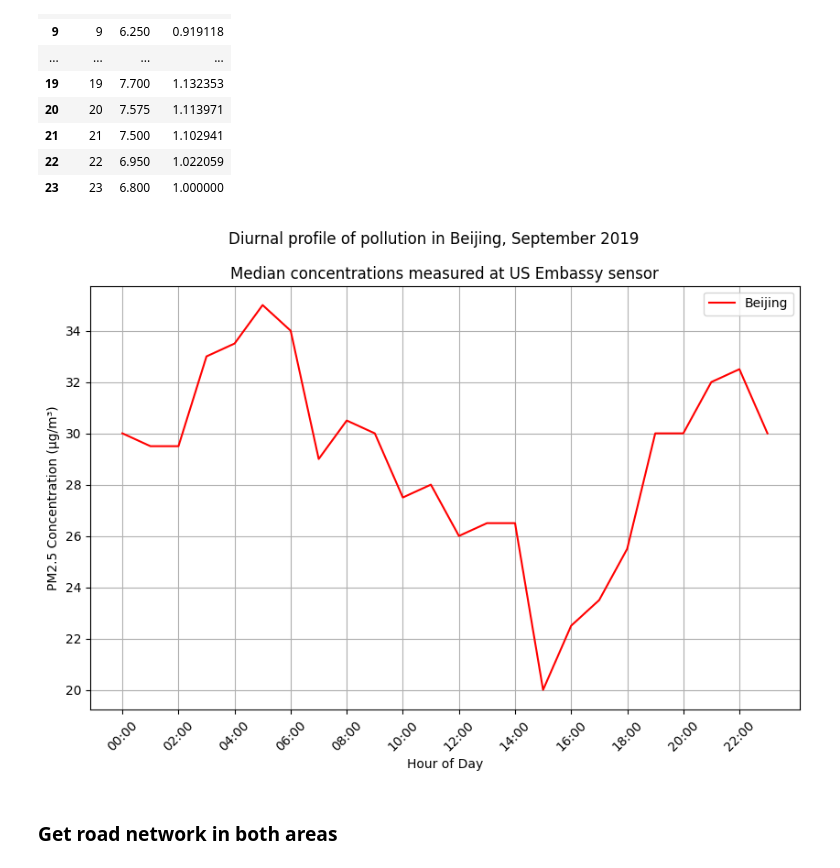
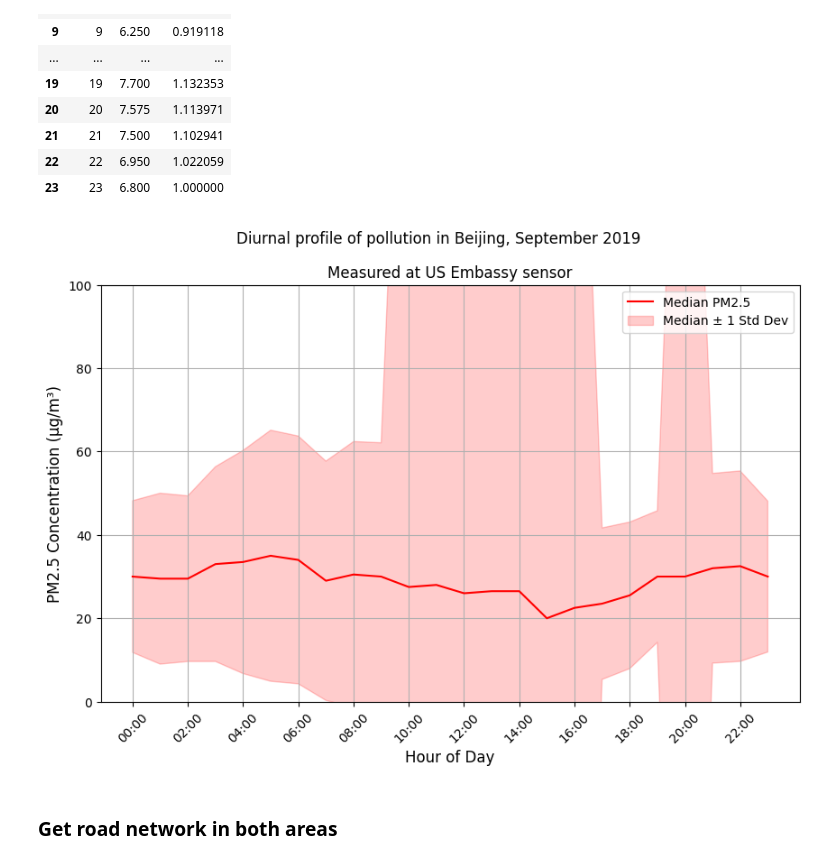
Before and after one commit to enussl/Air-Quality-Gaussian-Process, a Jupyter notebook: Current Code/Beijing_Data_Simulation.ipynb, the cells around one changed output. Drawn from its saved outputs; the diff is of its cells as text; code cells hidden in the pictures.

```diff
--- a/Current Code/Beijing_Data_Simulation.ipynb
+++ b/Current Code/Beijing_Data_Simulation.ipynb
@@ -95,5 +95,9 @@ df_temporal_usa.to_csv("df_temporal_usa.csv", index=False)
 # %% [markdown]
 Plot diurnal profile
 # %%
-df_hourly_medians = df_temporal_usa.groupby(by='Hour')[['Raw Conc.', 'Multiplier']].median().reset_index()
-df_hourly_medians
+df_hourly_medians = df_temporal_usa.groupby(by='Hour').agg({
+    'Raw Conc.': ['median', 'std'],  # Compute median and standard deviation
+    'Multiplier': 'median'  # Keep median for 'Multiplier'
+}).reset_index()
+
+df_hourly_medians.columns = ['Hour', 'Raw Conc. Median', 'Raw Conc. Std', 'Multiplier Median']
@@ -144,21 +130,32 @@ df_london_median_values
 # %%
 plt.figure(figsize=(10, 6))
 
-plt.plot(df_hourly_medians['Hour'], df_hourly_medians['Raw Conc.'], color='red', label='Beijing')
+plt.plot(df_hourly_medians['Hour'], df_hourly_medians['Raw Conc. Median'], color='red', label='Median PM2.5')
 # plt.plot(df_london_median_values['Hour'], df_london_median_values['multiplier'], color='blue', label='London')
 
-plt.xlabel('Hour of Day')
-plt.ylabel('PM2.5 Concentration (µg/m³)')
+plt.xlabel('Hour of Day', fontsize=12)
+plt.ylabel('PM2.5 Concentration (µg/m³)', fontsize=12)
 plt.suptitle('Diurnal profile of pollution in Beijing, September 2019')
-plt.title('Median concentrations measured at US Embassy sensor')
+plt.title('Measured at US Embassy sensor')
 plt.xticks(range(0, 24, 2), \
            [f"0{x}:00" for x in range(0, 10, 2)] + [f"{x}:00" for x in range(10, 24, 2)]\
             , rotation=45)
+plt.ylim(0, 100)
+plt.fill_between(
+    df_hourly_medians['Hour'],
+    df_hourly_medians['Raw Conc. Median'] - df_hourly_medians['Raw Conc. Std'],
+    df_hourly_medians['Raw Conc. Median'] + df_hourly_medians['Raw Conc. Std'],
+    color='red',
+    alpha=0.2,
+    label='Median ± 1 Std Dev'
+)
+
 plt.legend()
 plt.grid(True)
+plt.savefig(r"C:\Users\nial\Documents\GitHub\Air-Quality-Gaussian-Process\Paper Plots\Beijing_diurnal_profile_std.svg")
 plt.show()
 # %% [output]
-[figure, old version]
+[figure, new version]
 # %% [markdown]
 ### Get road network in both areas
 # %%
```
Also changed, not shown: parts of 1 cell of this notebook.
